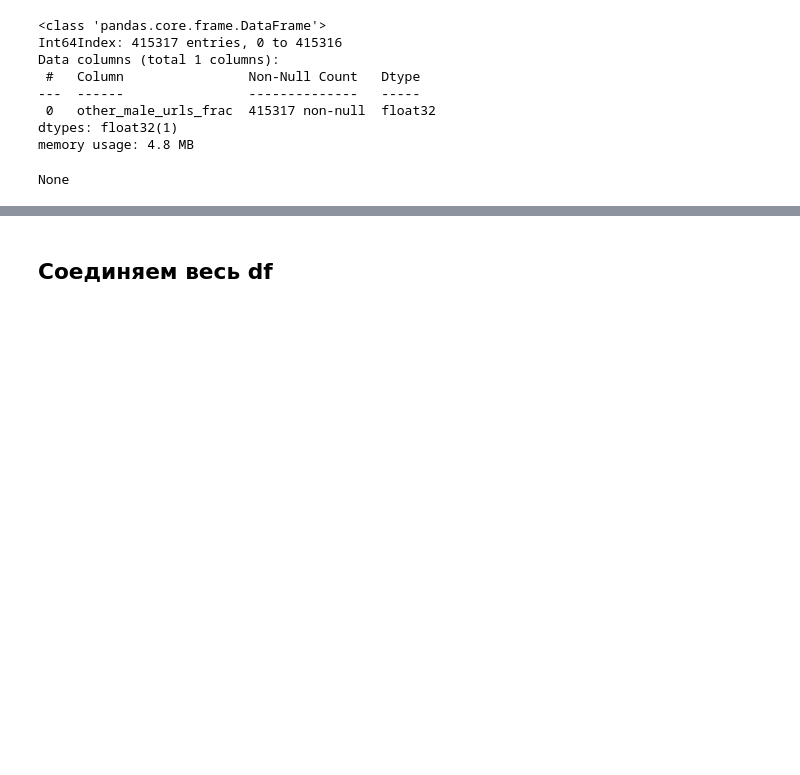
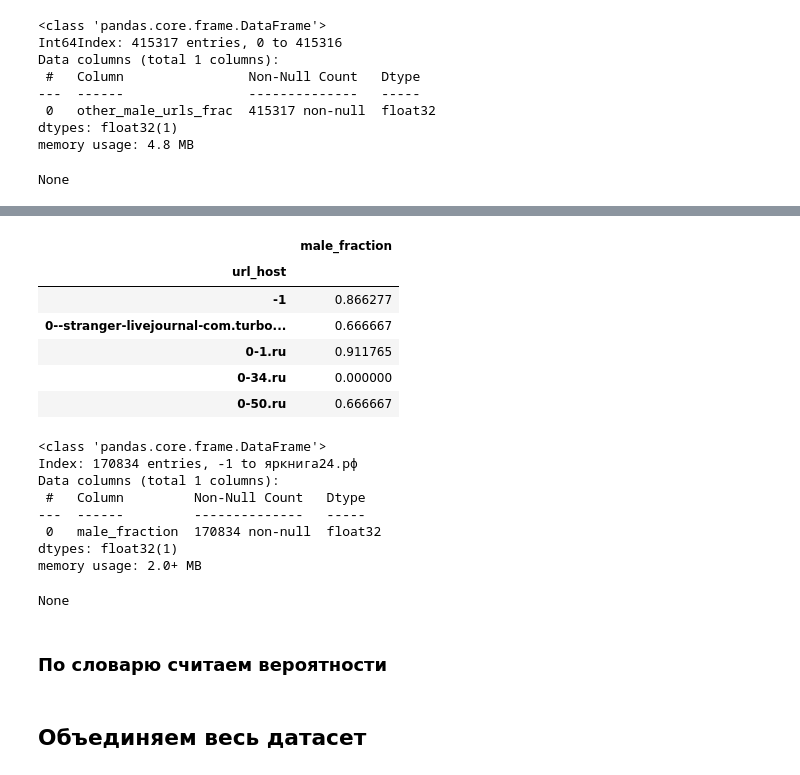
Before and after one commit to koshkidadanet/MTS-ML-CUP, a Jupyter notebook: feature_eng.ipynb, the cells around one changed output, grey strips where cells are left out. Cells and saved outputs as stored; diff of their text form; code cells hidden in the pictures; blank space fills up the shorter version.

Commit message:
create dict male_frac

```diff
--- a/feature_eng.ipynb
+++ b/feature_eng.ipynb
@@ -1653,0 +1658,6 @@ None
+# %%
+path = '..\\full_data\\competition_data_final_pqt'
+columns = {'user_id': 'int32','request_cnt': 'int8','url_host': 'object'}
+data = read_data(path,columns)
+display(data.info())
+#display(data.isna().sum())
@@ -1653,0 +1676,35 @@ None
+# %%
+target = pd.read_parquet('..\\full_data\\public_train.pqt',columns=['user_id','is_male'])
+target['user_id'] = target['user_id'].astype('int32')
+target['is_male'] = target['is_male'].astype('object')
+
+# добавляем target, удаляем nan
+data = data.merge(target[['is_male','user_id']], on = 'user_id', how = 'inner')
+del target
+data = data.loc[~(data['is_male'].isna()) & (data['is_male'] != 'NA')]
+data['is_male'] = data['is_male'].astype('int8')
+
+data['male_request_cnt'] = data['is_male'] * data['request_cnt']
+data = data.groupby('url_host').agg({'request_cnt':'sum','male_request_cnt':'sum'})
+data['male_fraction'] = data['male_request_cnt']/data['request_cnt']
+data['male_fraction'] = data['male_fraction'].astype('float32')
+data = data.drop(['request_cnt','male_request_cnt'],axis=1)
+display(data.head())
+display(data.info())
+# %% [output]
+|  | male_fraction |
+| url_host |  |
+| -1 | 0.866277 |
+| 0--stranger-livejournal-com.turbo... | 0.666667 |
+| 0-1.ru | 0.911765 |
+| 0-34.ru | 0.000000 |
+| 0-50.ru | 0.666667 |
+<class 'pandas.core.frame.DataFrame'>
+Index: 170834 entries, -1 to яркнига24.рф
+Data columns (total 1 columns):
+ #   Column         Non-Null Count   Dtype
+---  ------         --------------   -----
+ 0   male_fraction  170834 non-null  float32
+dtypes: float32(1)
+memory usage: 2.0+ MB
+None
@@ -1654,5 +1713,7 @@ None
+# %% [markdown]
+### По словарю считаем вероятности
 # %% [markdown]
-## Соединяем весь df
+## Объединяем весь датасет
 # %%
 list_parquet = glob.glob("..\\full_data\\figma_plan\\*.parquet")
 
```
Also changed, not shown: parts of 5 cells of this notebook.
